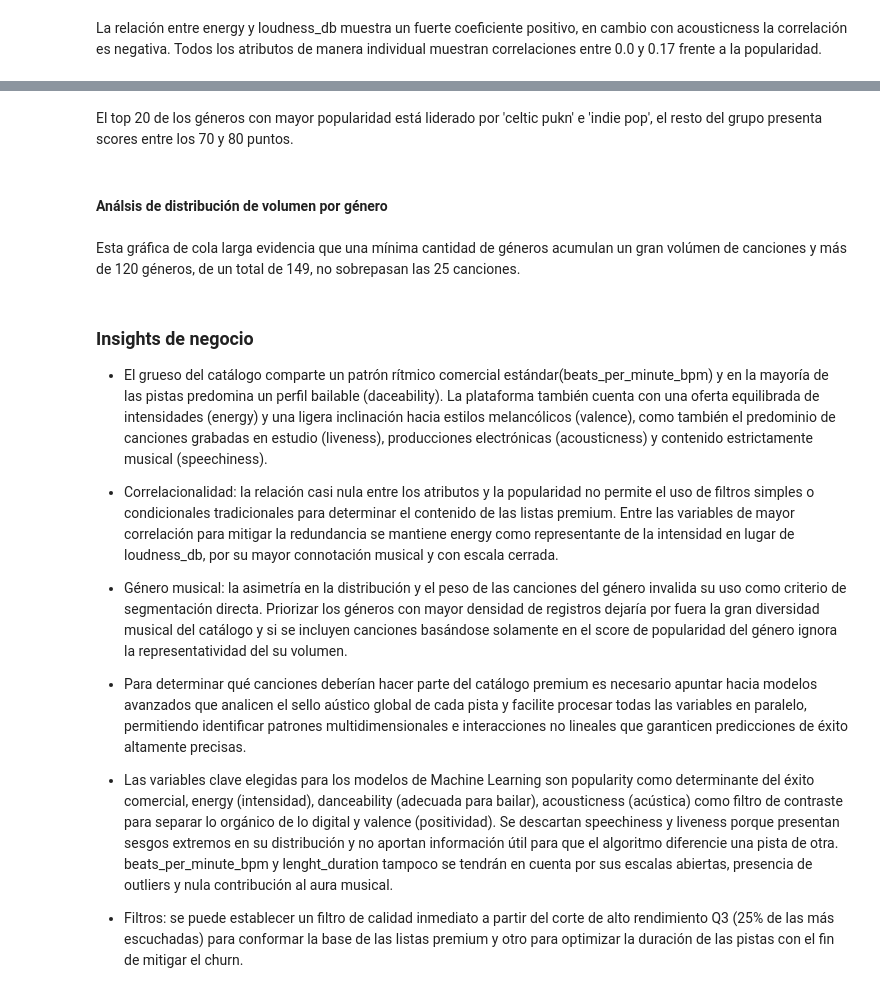
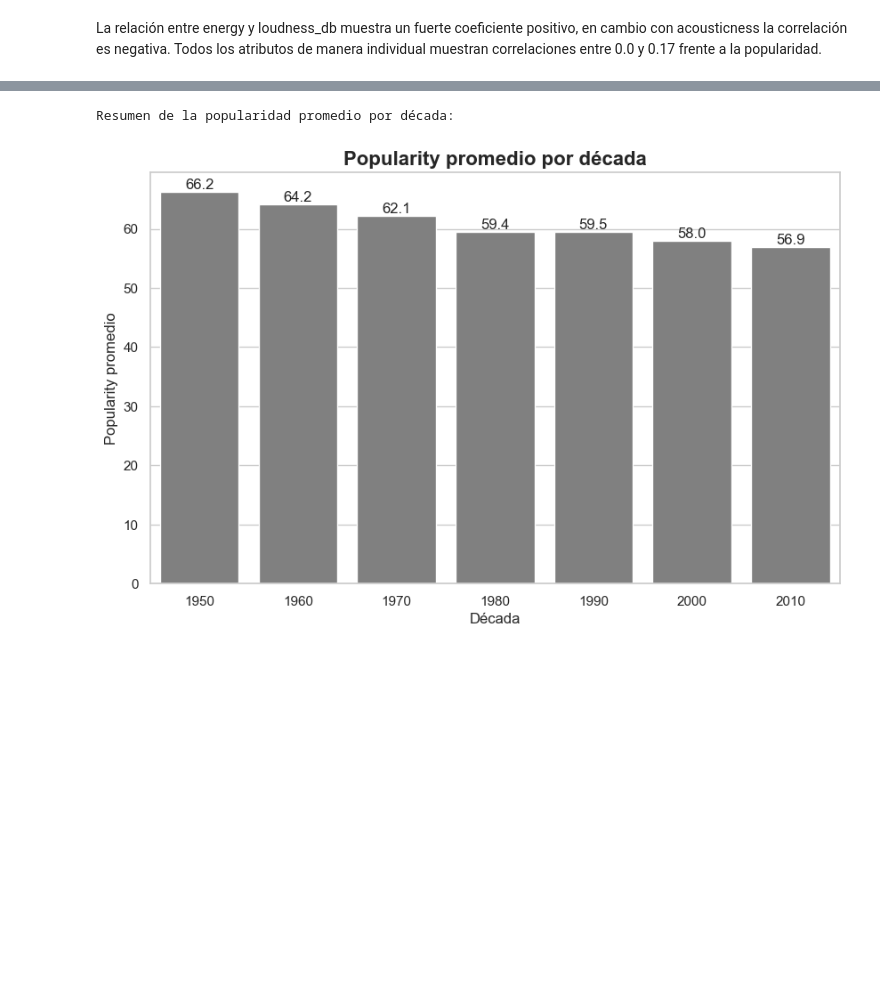
Before and after one commit to isaacnhf-oss/Spotify-Streaming-Audit-, a Jupyter notebook: notebooks/EDA.ipynb, the cells around one changed output, grey strips where cells are left out. Drawn from its saved outputs; the diff is of its cells as text; code cells hidden in the pictures; blank space fills up the shorter version.

```diff
--- a/notebooks/EDA.ipynb
+++ b/notebooks/EDA.ipynb
@@ -250,4 +390,0 @@ plt.show()
-# %% [markdown]
-El top 20 de los géneros con mayor popularidad está liderado por 'celtic pukn' e 'indie pop', el resto del grupo presenta scores entre los 70 y 80 puntos.
-# %% [markdown]
-#### Análsis de distribución de volumen por género
@@ -279,16 +391,38 @@ plt.show()
-# %% [markdown]
-Esta gráfica de cola larga evidencia que una mínima cantidad de géneros acumulan un gran volúmen de canciones y más de 120 géneros, de un total de 149, no sobrepasan las 25 canciones.
-# %% [markdown]
-### Insights de negocio
-
-* El grueso del catálogo comparte un patrón rítmico comercial estándar(beats_per_minute_bpm) y en la mayoría de las pistas predomina un perfil bailable (daceability). La plataforma también cuenta con una oferta equilibrada de intensidades (energy) y una ligera inclinación hacia estilos melancólicos (valence), como también el predominio de canciones grabadas en estudio (liveness), producciones electrónicas (acousticness) y contenido estrictamente musical (speechiness).
-
-* Correlacionalidad: la relación casi nula entre los atributos y la popularidad no permite el uso de filtros simples o condicionales tradicionales para determinar el contenido de las listas premium. Entre las variables de mayor correlación para mitigar la redundancia se mantiene energy  como representante de la intensidad en lugar de loudness_db, por su mayor connotación musical y con escala cerrada.
-
-* Género musical:  la asimetría en la distribución y el peso de las canciones del género invalida su uso como criterio de segmentación directa. Priorizar los géneros con mayor densidad de registros dejaría por fuera la gran diversidad musical del catálogo y si se incluyen canciones basándose solamente en el score de popularidad del género ignora la representatividad del su volumen.
-
-* Para determinar qué canciones deberían hacer parte del catálogo premium es necesario apuntar hacia modelos avanzados que analicen el sello aústico global de cada pista y facilite procesar todas las variables en paralelo, permitiendo identificar patrones multidimensionales e interacciones no lineales que garanticen predicciones de éxito altamente precisas.
-
-* Las variables clave elegidas para los modelos de Machine Learning son popularity como determinante del éxito comercial, energy (intensidad), danceability (adecuada para bailar), acousticness (acústica) como filtro de contraste para separar lo orgánico de lo digital y valence (positividad). Se descartan speechiness y liveness porque presentan sesgos extremos en su distribución y no aportan información útil para que el algoritmo diferencie una pista de otra. beats_per_minute_bpm y lenght_duration tampoco se tendrán en cuenta por sus escalas abiertas, presencia de outliers y nula contribución al aura musical.
-
-* Filtros: se puede establecer un filtro de calidad inmediato a partir del corte de alto rendimiento Q3 (25% de las más escuchadas) para conformar la base de las listas premium y otro para optimizar la duración de las pistas con el fin de mitigar el churn.
+# %%
+df_spotify_clean["decade"] = (df_spotify_clean["year"] // 10) * 10
+
+decade_summary = (
+    df_spotify_clean.groupby("decade")
+    .agg(
+        total_canciones=("title", "count"),
+        popularity_promedio=("popularity", "mean"),
+        popularity_mediana=("popularity", "median")
+    )
+    .reset_index()
+    .sort_values("decade")
+)
+
+print('Resumen de la popularidad promedio por década:')
+decade_summary
+
+# Grafico de popularida por década
+plt.figure(figsize=(10, 6))
+
+sns.barplot(
+    data=decade_summary,
+    x="decade",
+    y="popularity_promedio",
+    color="gray"
+)
+
+plt.title("Popularity promedio por década", fontsize=16, fontweight="bold")
+plt.xlabel("Década")
+plt.ylabel("Popularity promedio")
+
+for index, row in decade_summary.iterrows():
+    plt.text(index, row["popularity_promedio"] + 0.5, f"{row['popularity_promedio']:.1f}", ha="center")
+
+plt.show()
+# %% [output]
+Resumen de la popularidad promedio por década:
+[figure, added]
```
Also changed, not shown: parts of 54 cells of this notebook.
